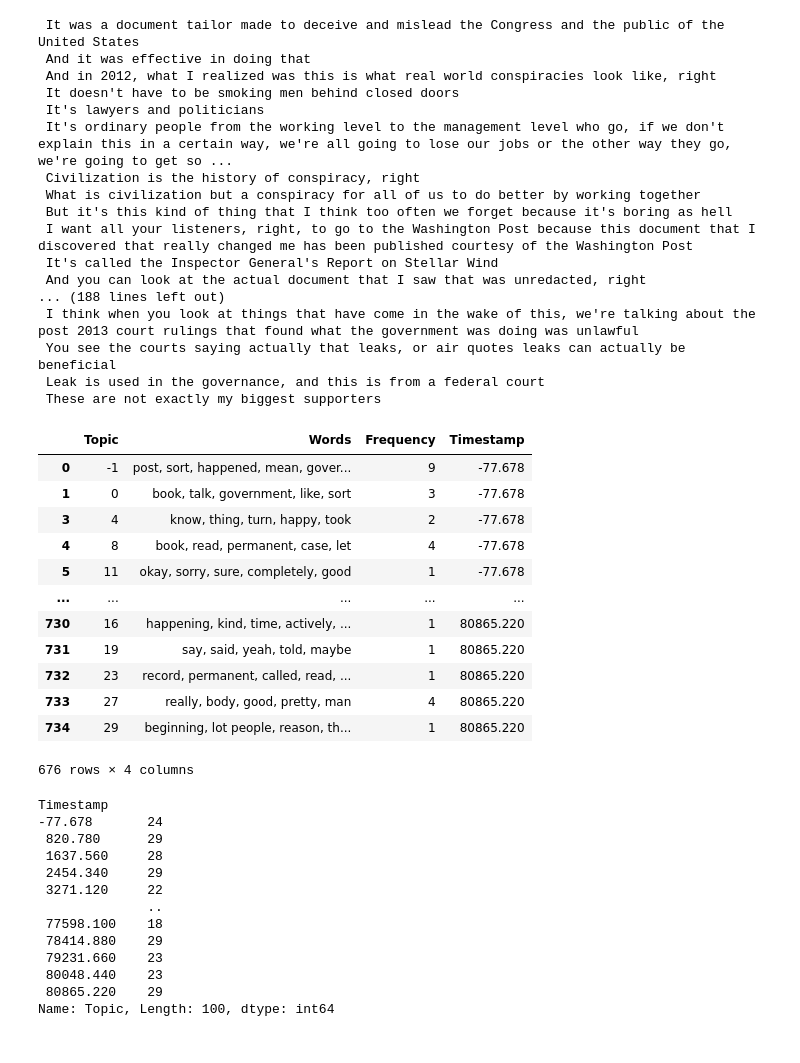
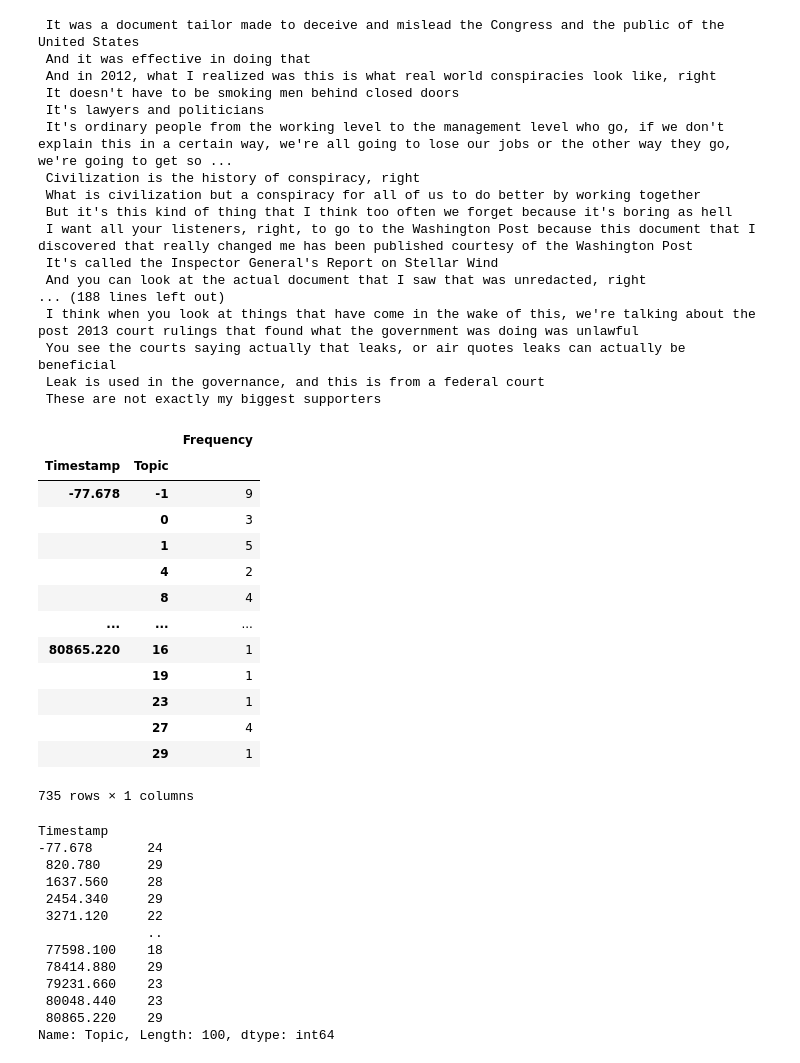
Before and after one commit to poloniki/quint, a Jupyter notebook: notebooks/berthopic.ipynb, the cells around one changed output. Cells and saved outputs as stored; diff of their text form; code cells hidden in the pictures.

```diff
--- a/notebooks/berthopic.ipynb
+++ b/notebooks/berthopic.ipynb
@@ -128,22 +128,23 @@ for each in __.row:
  You see the courts saying actually that leaks, or air quotes leaks can actually be beneficial
  Leak is used in the governance, and this is from a federal court
  These are not exactly my biggest supporters
-# %%
-topics_over_time_clean
-# %% [output]
-|  | Topic | Words | Frequency | Timestamp |
-| 0 | -1 | post, sort, happened, mean, gover... | 9 | -77.678 |
-| 1 | 0 | book, talk, government, like, sort | 3 | -77.678 |
-| 3 | 4 | know, thing, turn, happy, took | 2 | -77.678 |
-| 4 | 8 | book, read, permanent, case, let | 4 | -77.678 |
-| 5 | 11 | okay, sorry, sure, completely, good | 1 | -77.678 |
-| ... | ... | ... | ... | ... |
-| 730 | 16 | happening, kind, time, actively, ... | 1 | 80865.220 |
-| 731 | 19 | say, said, yeah, told, maybe | 1 | 80865.220 |
-| 732 | 23 | record, permanent, called, read, ... | 1 | 80865.220 |
-| 733 | 27 | really, body, good, pretty, man | 4 | 80865.220 |
-| 734 | 29 | beginning, lot people, reason, th... | 1 | 80865.220 |
-676 rows × 4 columns
+# %%
+topics_over_time.sort_values('Frequency', ascending=True).groupby(['Timestamp', 'Topic']).max()[['Frequency']]
+# %% [output]
+|  |  | Frequency |
+| Timestamp | Topic |  |
+| -77.678 | -1 | 9 |
+|  | 0 | 3 |
+|  | 1 | 5 |
+|  | 4 | 2 |
+|  | 8 | 4 |
+| ... | ... | ... |
+| 80865.220 | 16 | 1 |
+|  | 19 | 1 |
+|  | 23 | 1 |
+|  | 27 | 4 |
+|  | 29 | 1 |
+735 rows × 1 columns
 # %%
 topics_over_time_clean = topics_over_time.loc[topics_over_time.Topic != 1]
 topics_over_time_clean.groupby('Timestamp')['Topic'].max()
```
Also changed, not shown: parts of 2 cells of this notebook, 5 other files.
